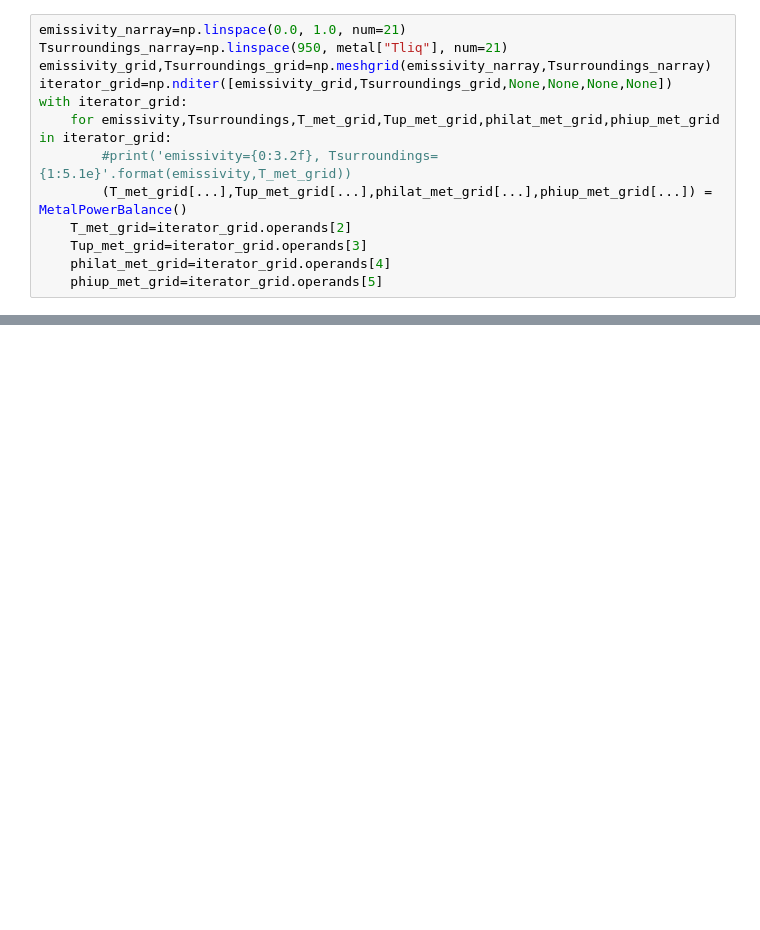
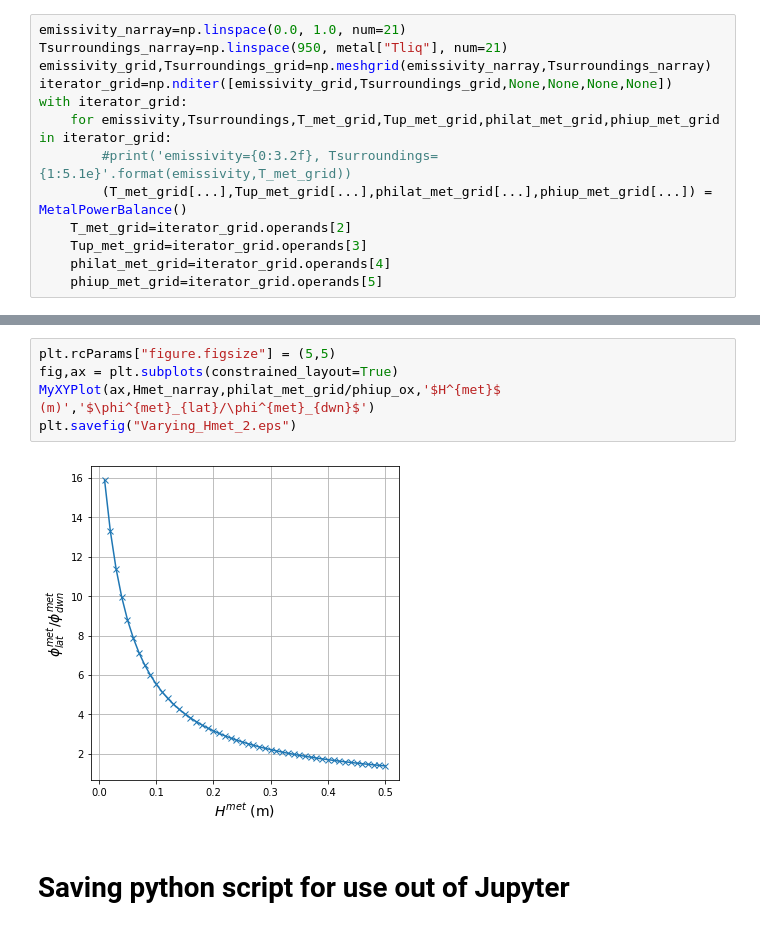
Before and after one commit to niamorelreillet/ENSE3---TD, a Jupyter notebook: TD.ipynb, the cells around one changed output, grey strips where cells are left out. Cells and saved outputs as stored; diff of their text form; blank space fills up the shorter version.

Commit message:
adding Jupyter notebooks for python tutorial and TD template

```diff
--- a/TD.ipynb
+++ b/TD.ipynb
@@ -270,3 +320,12 @@ MyContourPlot(ax,emissivity_grid,Tsurroundings_grid,philat_met_grid/phiup_ox,'$\
+# %%
+plt.rcParams["figure.figsize"] = (5,5)
+fig,ax = plt.subplots(constrained_layout=True)
+MyXYPlot(ax,Hmet_narray,philat_met_grid/phiup_ox,'$H^{met}$ (m)','$\phi^{met}_{lat}/\phi^{met}_{dwn}$')
+plt.savefig("Varying_Hmet_2.eps")
+# %% [output]
+[figure, added]
+# %% [markdown]
+# Saving python script for use out of Jupyter
 # %%
 !jupyter nbconvert --to script TD.ipynb
 # %% [output]
```
Also changed, not shown: parts of 25 cells of this notebook, 4 other files.
